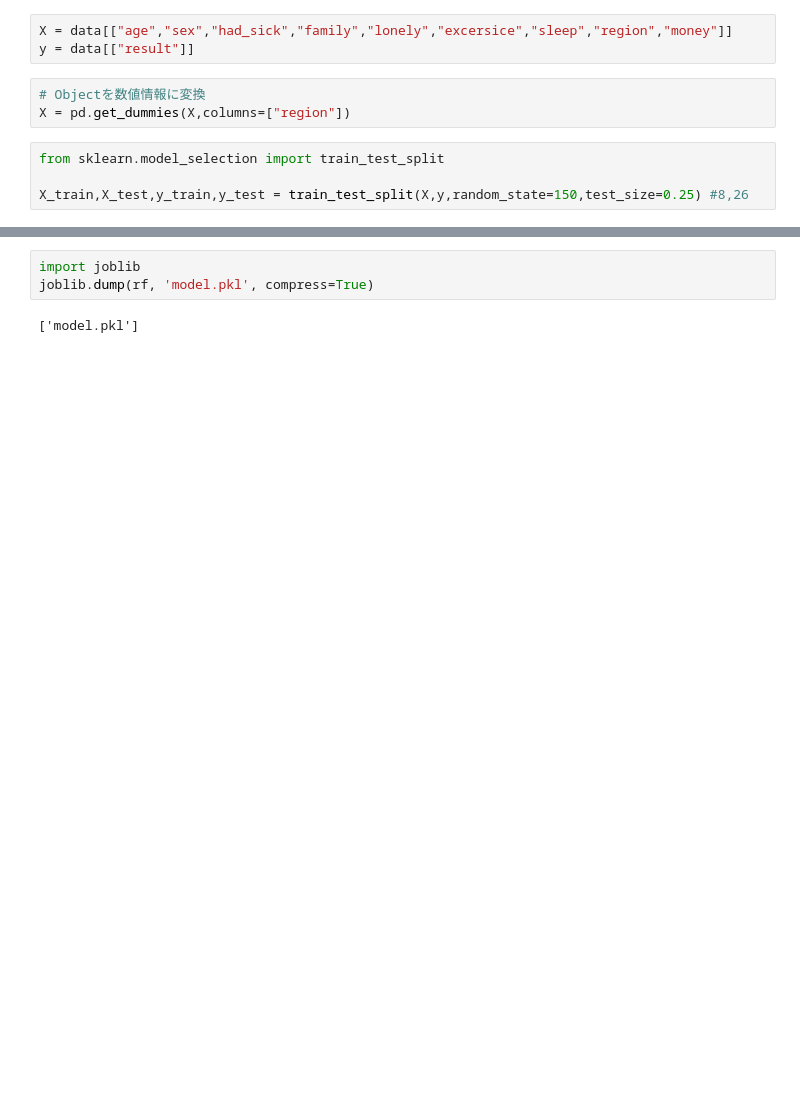
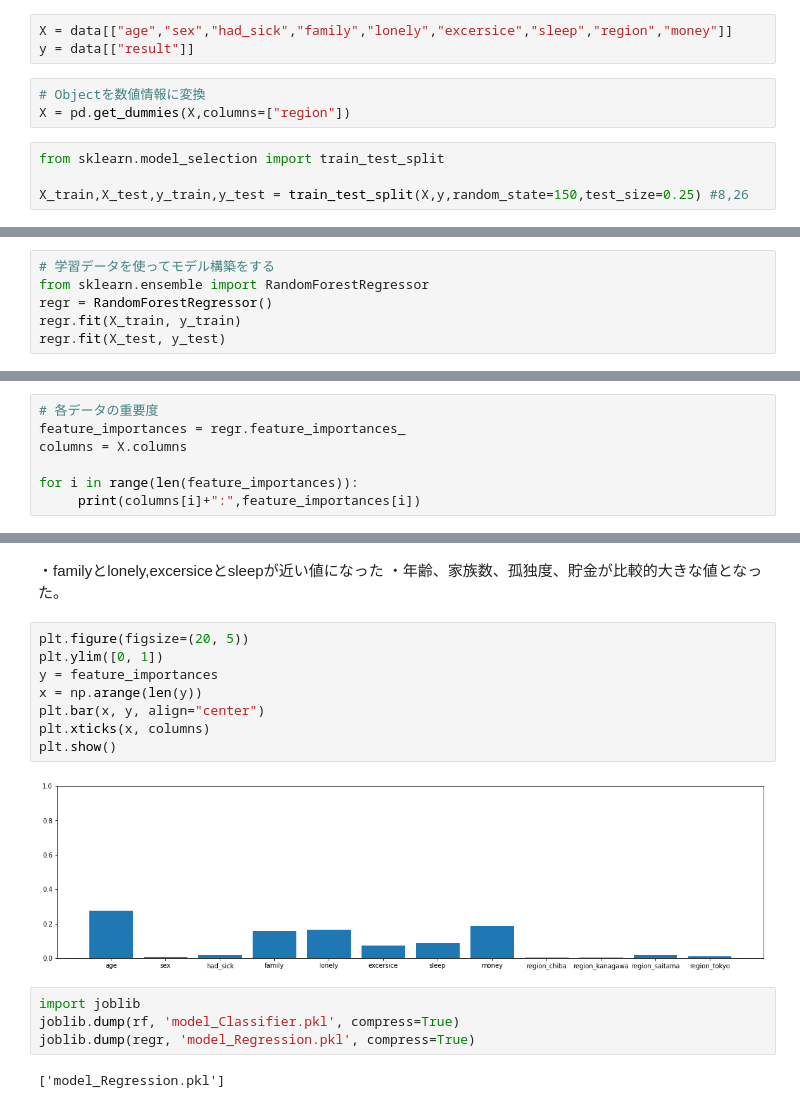
Before and after one commit to Yumekawa-chan/AI_Innovation_Contest, a Jupyter notebook: app/analyse.ipynb, the cells around one changed output, grey strips where cells are left out. Drawn from its saved outputs; the diff is of its cells as text; blank space fills up the shorter version.

Commit message:
Regressionで%を分析

```diff
--- a/app/analyse.ipynb
+++ b/app/analyse.ipynb
@@ -45 +45,7 @@ array([0, 1, 1, 0, 0, 1, 1, 0, 0, 1, 1, 1, 1, 0, 1, 0, 1, 0, 1, 0, 1, 1,
        1, 1, 1, 0, 1, 1, 0, 1, 1, 1, 0, 0, 0, 1, 1, 1], dtype=int64)
+# %%
+# 学習データを使ってモデル構築をする
+from sklearn.ensemble import RandomForestRegressor
+regr = RandomForestRegressor()
+regr.fit(X_train, y_train)
+regr.fit(X_test, y_test)
@@ -45,0 +80,7 @@ array([0, 1, 1, 0, 0, 1, 1, 0, 0, 1, 1, 1, 1, 0, 1, 0, 1, 0, 1, 0, 1, 1,
+# %%
+# 各データの重要度
+feature_importances = regr.feature_importances_
+columns = X.columns
+
+for i in range(len(feature_importances)):
+     print(columns[i]+":",feature_importances[i])
@@ -46,5 +100,19 @@ array([0, 1, 1, 0, 0, 1, 1, 0, 0, 1, 1, 1, 1, 0, 1, 0, 1, 0, 1, 0, 1, 1,
+# %% [markdown]
+・familyとlonely,excersiceとsleepが近い値になった
+・年齢、家族数、孤独度、貯金が比較的大きな値となった。
+# %%
+plt.figure(figsize=(20, 5))
+plt.ylim([0, 1])
+y = feature_importances
+x = np.arange(len(y))
+plt.bar(x, y, align="center")
+plt.xticks(x, columns)
+plt.show()
+# %% [output]
+[figure, added]
 # %%
 import joblib
-joblib.dump(rf, 'model.pkl', compress=True)
+joblib.dump(rf, 'model_Classifier.pkl', compress=True)
+joblib.dump(regr, 'model_Regression.pkl', compress=True)
 # %% [output]
-['model.pkl']
+['model_Regression.pkl']
```
Also changed, not shown: parts of 6 cells of this notebook, 7 other files.
